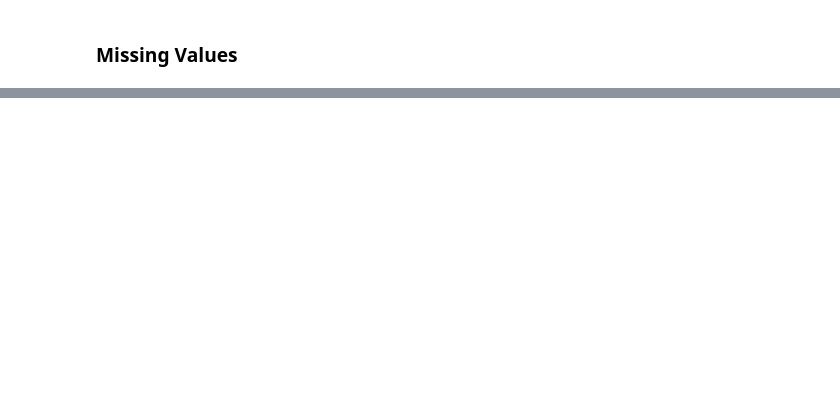
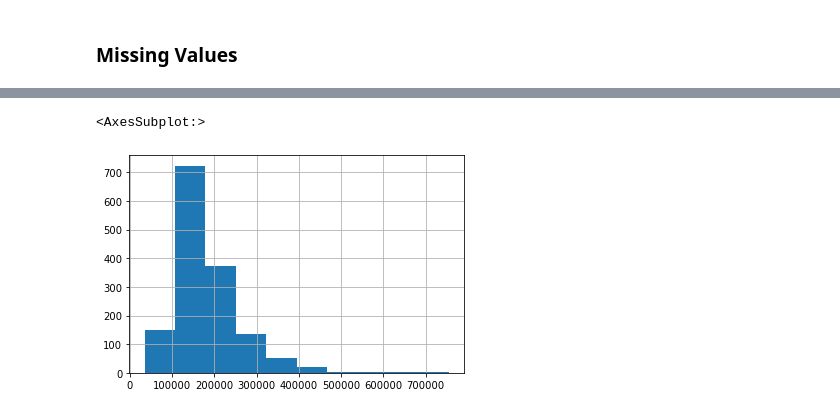
Before and after one commit to nayaksimran5/ML-House-Price, a Jupyter notebook: ML House Price Project.ipynb, the cells around one changed output, grey strips where cells are left out. Saved outputs shown, nothing was run; the diff lists cells and outputs as text; code cells hidden in the pictures; blank space fills up the shorter version.

```diff
--- a/ML House Price Project.ipynb
+++ b/ML House Price Project.ipynb
@@ -128,0 +404,2 @@ Length: 80, dtype: int64
+# %%
+train_df = train_df.drop(columns=['PoolQC', 'MiscFeature', 'Alley','Fence'], axis = 1)
@@ -128,0 +412,2 @@ Length: 80, dtype: int64
+# %%
+train_df['FireplaceQu'].fillna('None', inplace=True)
@@ -128,0 +482,3 @@ Length: 80, dtype: int64
+# %%
+# Droping from training dataset
+train_df.drop(["Condition2","RoofMatl","Utilities","Street","Heating"], axis=1, inplace= True)
@@ -128,0 +524,6 @@ Length: 80, dtype: int64
+# %%
+# Exploring the target variable
+train_df['SalePrice'].hist()
+# %% [output]
+<AxesSubplot:>
+[figure, added]
```
Also changed, not shown: parts of 37 cells of this notebook.
